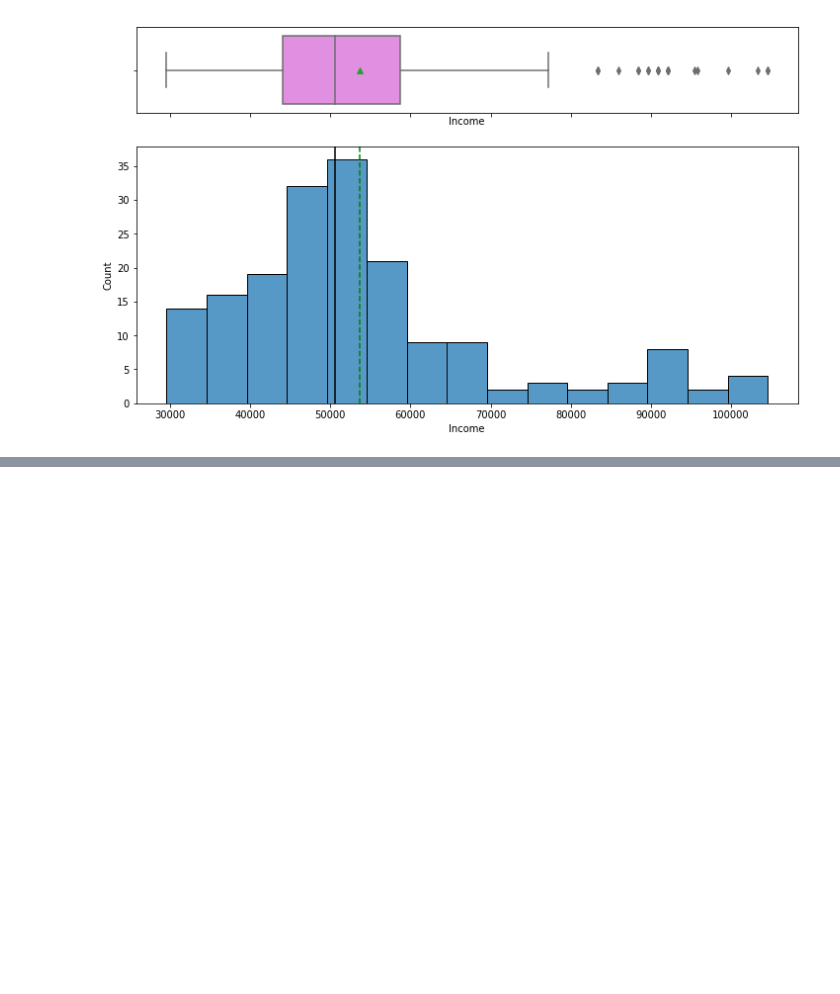
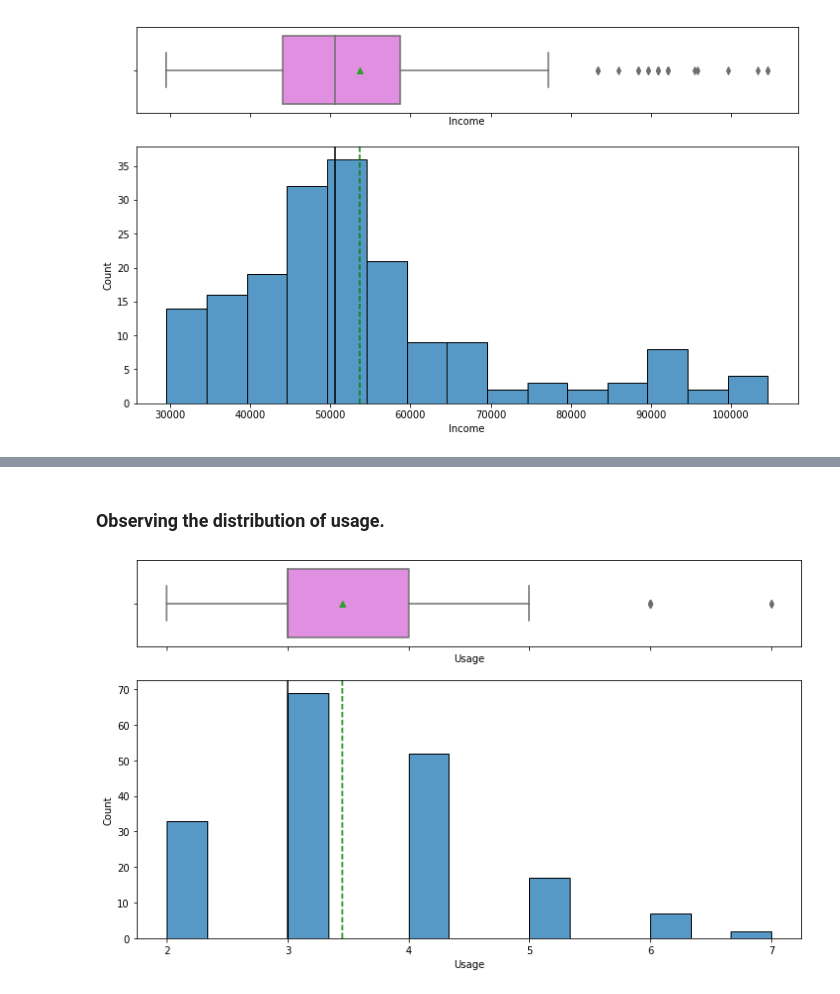
Before and after one commit to Isaac009/PGP-AIML, a Jupyter notebook: Projects/CardioGoodProject copy.ipynb, the cells around one changed output, grey strips where cells are left out. Drawn from its saved outputs; the diff is of its cells as text; code cells hidden in the pictures; blank space fills up the shorter version.

```diff
--- a/Projects/CardioGoodProject copy.ipynb
+++ b/Projects/CardioGoodProject copy.ipynb
@@ -222,0 +241,6 @@ histogram_boxplot(df, 'Income')
+# %% [markdown]
+### Observing the distribution of usage.
+# %%
+histogram_boxplot(df, 'Usage')
+# %% [output]
+[figure, added]
```
Also changed, not shown: parts of 19 cells of this notebook.
